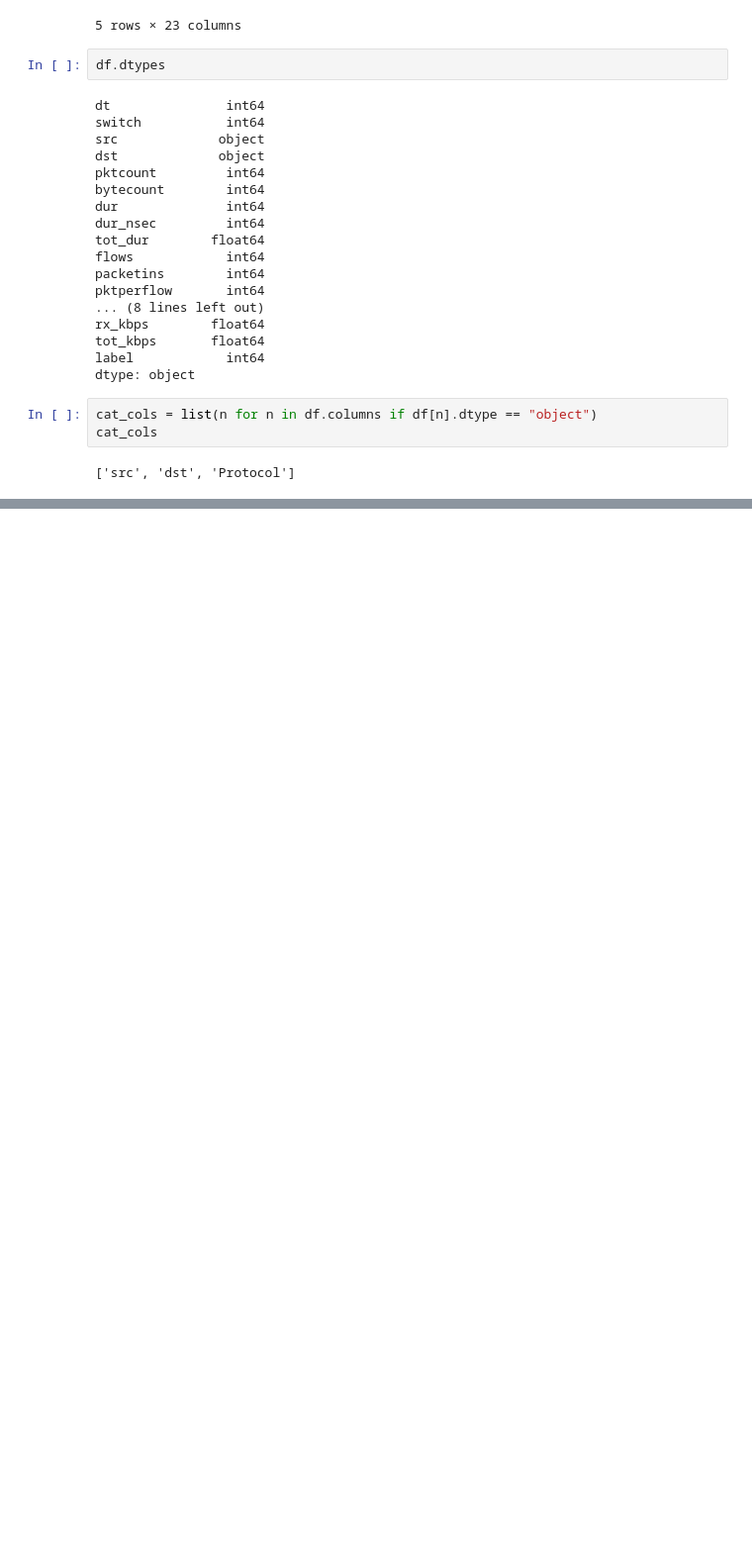
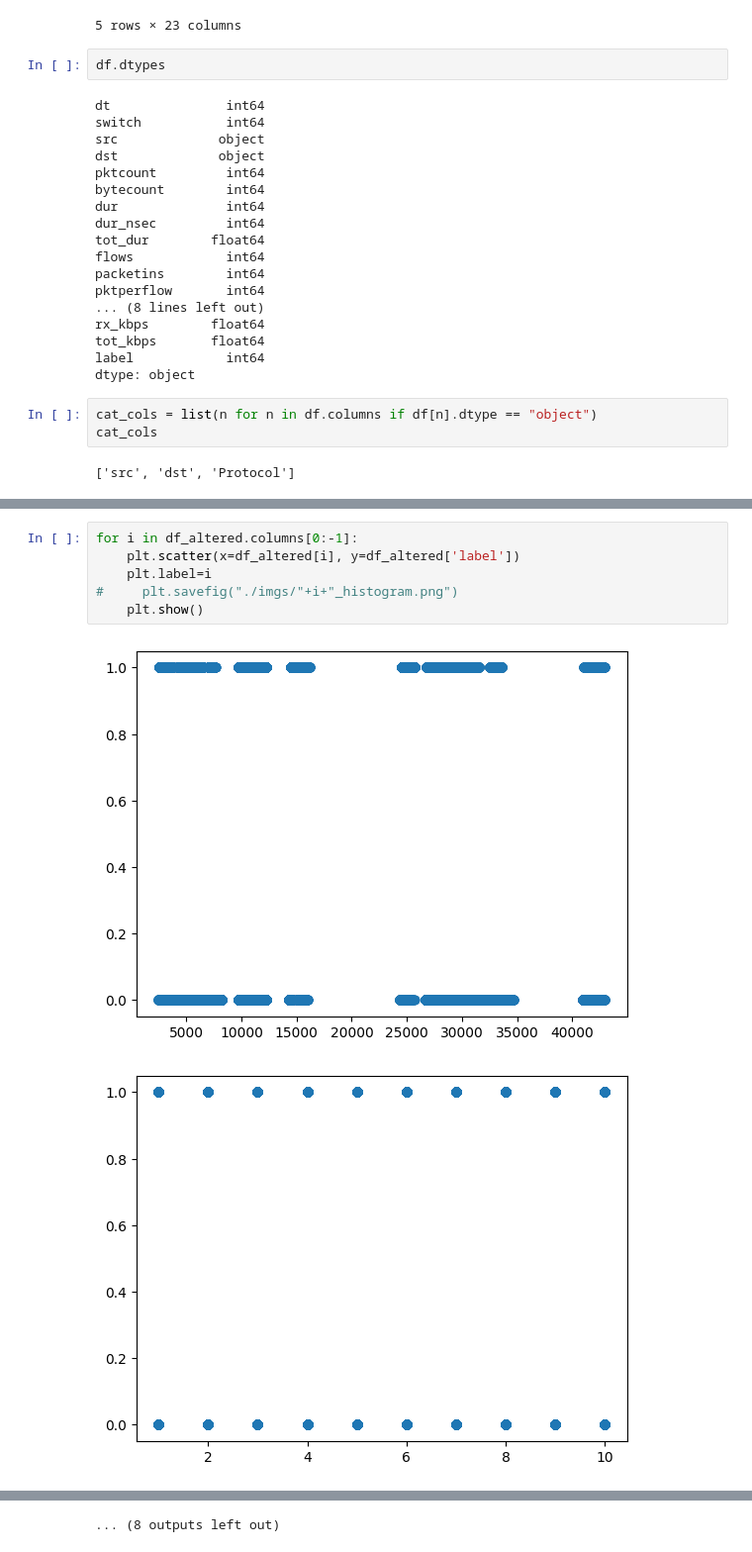
Before and after one commit to UsmanAli105/DataScience, a Jupyter notebook: 02 DDOS Attack Prediction/Project.ipynb, the cells around one changed output, grey strips where cells are left out. Shown at 99% size. Cells and saved outputs as stored; diff of their text form; blank space fills up the shorter version.

```diff
--- a/02 DDOS Attack Prediction/Project.ipynb
+++ b/02 DDOS Attack Prediction/Project.ipynb
@@ -66,0 +175,9 @@ KeyError: 'n'
+# %%
+for i in df_altered.columns[0:-1]:
+    plt.scatter(x=df_altered[i], y=df_altered['label'])
+    plt.label=i
+#     plt.savefig("./imgs/"+i+"_histogram.png")
+    plt.show()
+# %% [output]
+[figure, added]
+[figure, added]
@@ -66,0 +194 @@ KeyError: 'n'
+... (8 outputs left out)
```
Also changed, not shown: parts of 14 cells of this notebook.
